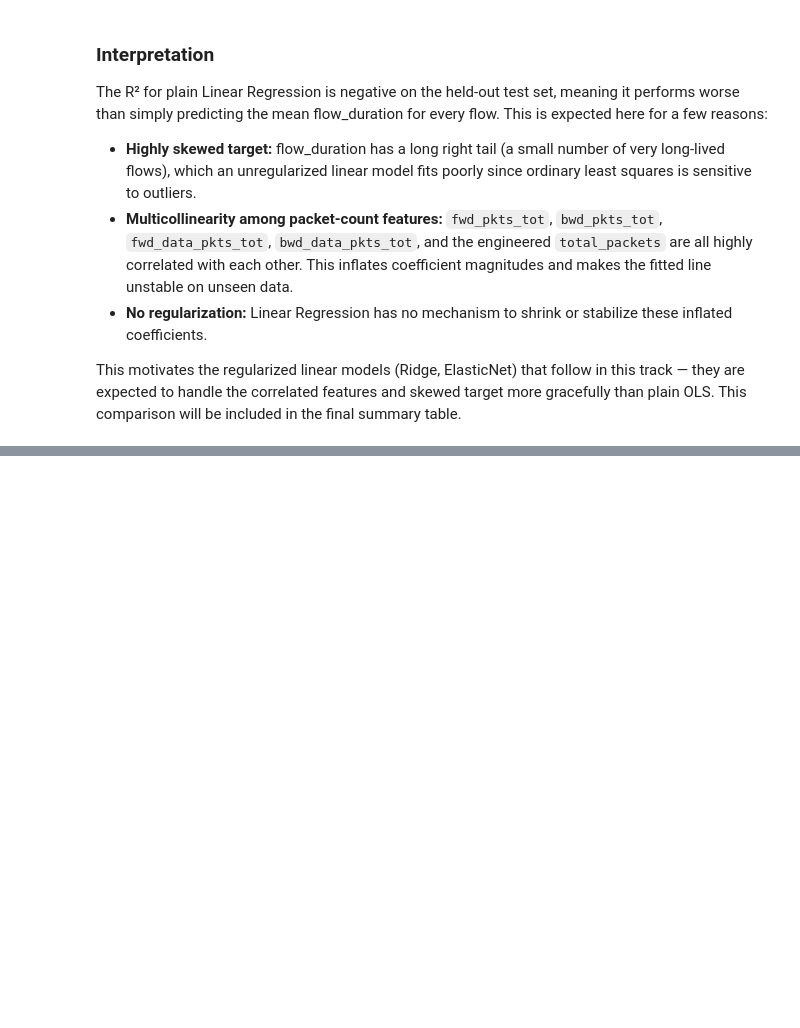
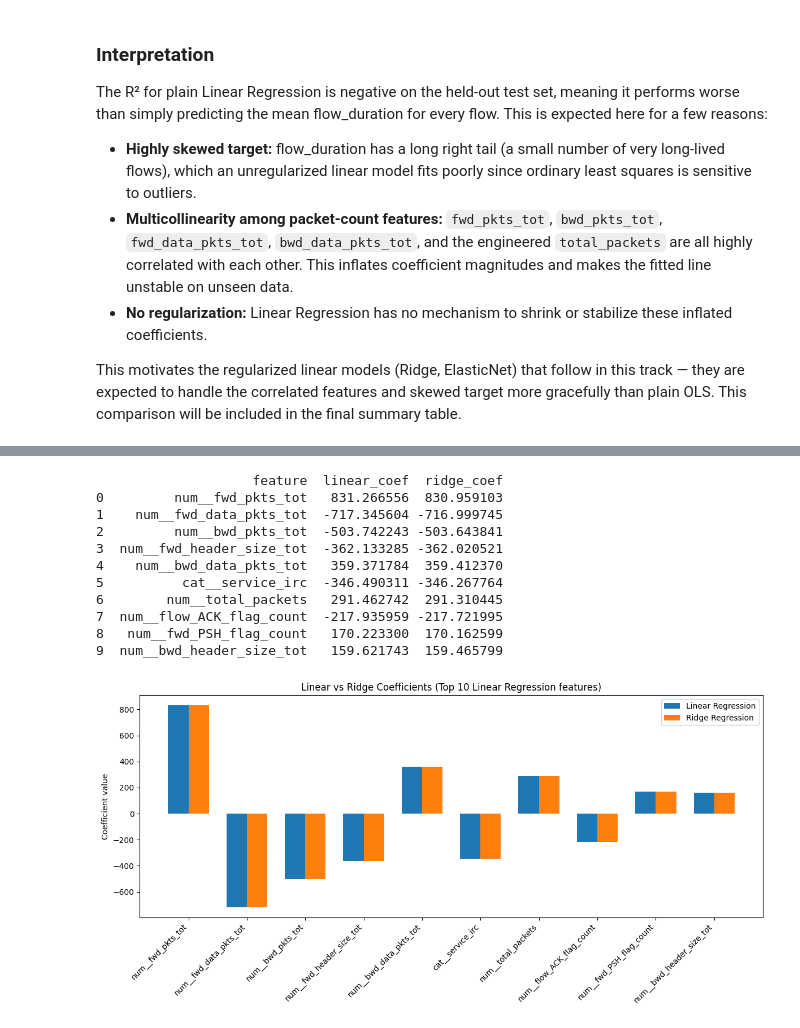
Before and after one commit to likhith1253/ML_Capstone, a Jupyter notebook: regression/regression_2.ipynb, the cells around one changed output, grey strips where cells are left out. Drawn from its saved outputs; the diff is of its cells as text; code cells hidden in the pictures; blank space fills up the shorter version.

```diff
--- a/regression/regression_2.ipynb
+++ b/regression/regression_2.ipynb
@@ -215,0 +321,11 @@ This motivates the regularized linear models (Ridge, ElasticNet) that follow in
+# %%
+# Get Ridge coefficients from the best estimator
+ridge_coefficients = best_ridge_pipeline.named_steps['regressor'].coef_
+
+ridge_coef_df = pd.DataFrame({
+    'feature': feature_names,
+    'coefficient': ridge_coefficients
+}).sort_values('coefficient', key=np.abs, ascending=False)
+
+print("Top 15 Ridge features by coefficient magnitude:")
+print(ridge_coef_df.head(15))
@@ -215,0 +350,35 @@ This motivates the regularized linear models (Ridge, ElasticNet) that follow in
+# %%
+# Compare Linear Regression vs Ridge coefficient magnitudes for the same top features
+comparison_features = coef_df.head(10)['feature'].tolist()
+
+comparison_df = pd.DataFrame({
+    'feature': comparison_features,
+    'linear_coef': [coef_df.set_index('feature').loc[f, 'coefficient'] for f in comparison_features],
+    'ridge_coef': [ridge_coef_df.set_index('feature').loc[f, 'coefficient'] for f in comparison_features]
+})
+print(comparison_df)
+
+plt.figure(figsize=(12, 6))
+x = np.arange(len(comparison_df))
+width = 0.35
+plt.bar(x - width/2, comparison_df['linear_coef'], width, label='Linear Regression', color='tab:blue')
+plt.bar(x + width/2, comparison_df['ridge_coef'], width, label='Ridge Regression', color='tab:orange')
+plt.xticks(x, comparison_df['feature'], rotation=45, ha='right')
+plt.ylabel('Coefficient value')
+plt.title('Linear vs Ridge Coefficients (Top 10 Linear Regression features)')
+plt.legend()
+plt.tight_layout()
+plt.show()
+# %% [output]
+                    feature  linear_coef  ridge_coef
+0         num__fwd_pkts_tot   831.266556  830.959103
+1    num__fwd_data_pkts_tot  -717.345604 -716.999745
+2         num__bwd_pkts_tot  -503.742243 -503.643841
+3  num__fwd_header_size_tot  -362.133285 -362.020521
+4    num__bwd_data_pkts_tot   359.371784  359.412370
+5          cat__service_irc  -346.490311 -346.267764
+6        num__total_packets   291.462742  291.310445
+7  num__flow_ACK_flag_count  -217.935959 -217.721995
+8   num__fwd_PSH_flag_count   170.223300  170.162599
+9  num__bwd_header_size_tot   159.621743  159.465799
+[figure, added]
```
Also changed, not shown: parts of 11 cells of this notebook.
